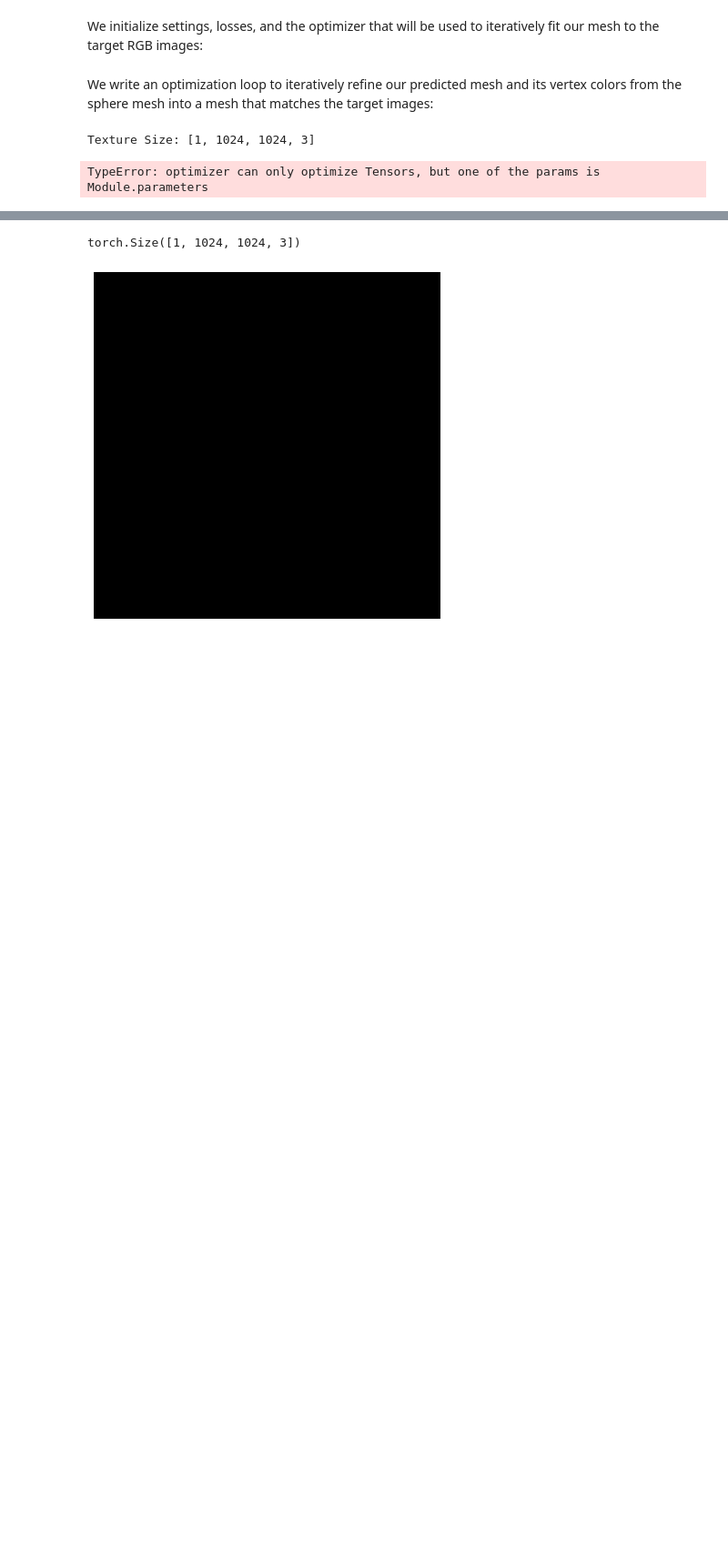
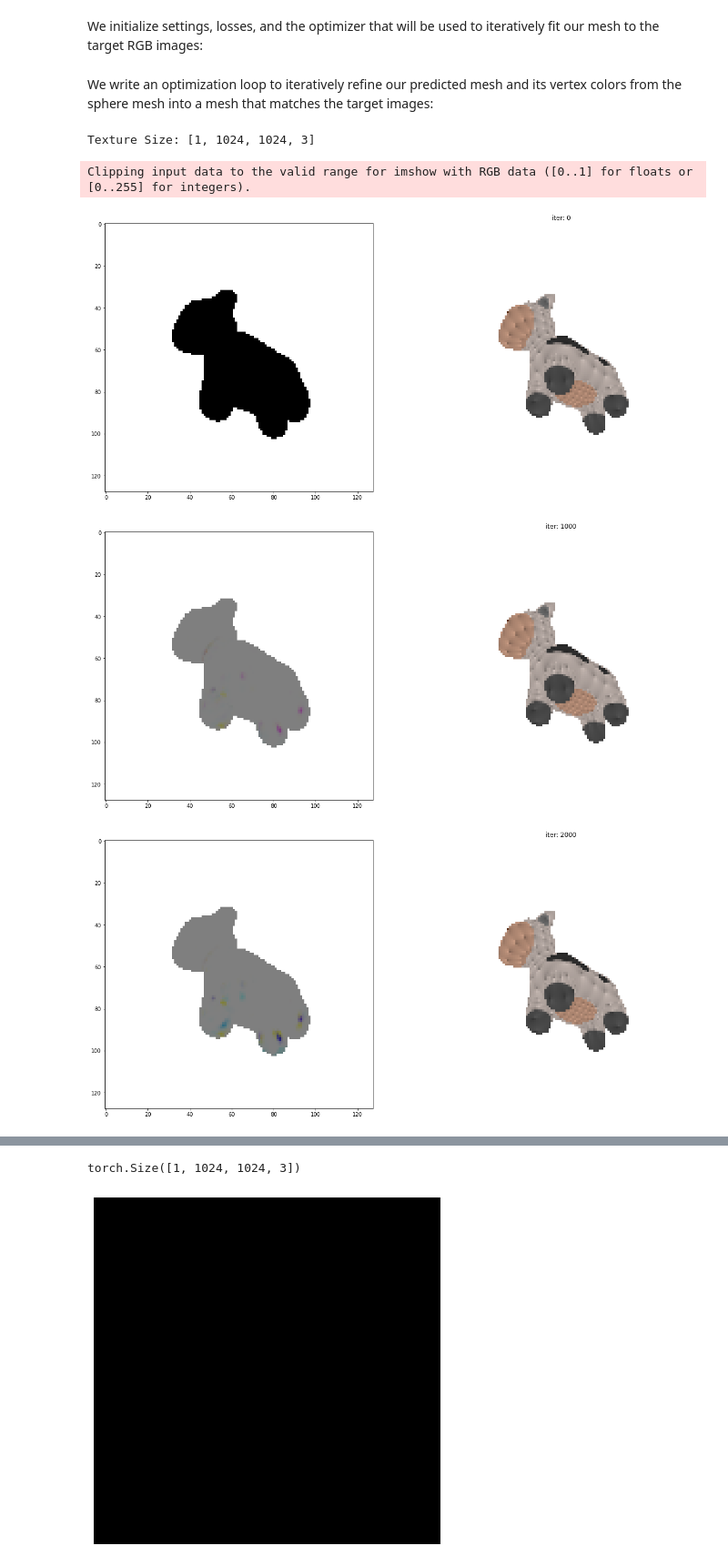
Before and after one commit to theycallmepeter/pytorch3d_PBR, a Jupyter notebook: docs/tutorials/fit_textured_mesh.ipynb, the cells around one changed output, grey strips where cells are left out. Shown at 91% size. Saved outputs shown, nothing was run; the diff lists cells and outputs as text; code cells hidden in the pictures; blank space fills up the shorter version.

```diff
--- a/docs/tutorials/fit_textured_mesh.ipynb
+++ b/docs/tutorials/fit_textured_mesh.ipynb
@@ -660,7 +657,7 @@ renderer_textured = MeshRenderer(
         cameras=camera,
         raster_settings=raster_settings_soft
     ),
-    shader=NewSoftPhongShader(device=device,
+    shader=NormalSoftPhongShader(device=device,
         cameras=camera,
         lights=lights)
 )
@@ -668,9 +665,9 @@ renderer_textured = MeshRenderer(
 We initialize settings, losses, and the optimizer that will be used to iteratively fit our mesh to the target RGB images:
 # %%
 # Number of views to optimize over in each SGD iteration
-num_views_per_iteration = min(5, num_views)
+num_views_per_iteration = min(2, num_views)
 # Number of optimization steps
-Niter = 3000
+Niter = 5000
 # Plot period for the losses
 plot_period = Niter // 5
 
@@ -702,7 +699,7 @@ deform_verts = torch.full(verts_shape, 0.0, device=device, requires_grad=True)
 
 verts = src_mesh.verts_packed().to(device)
 # .faces_packed().unsqueeze(dim=0).to(device)
-faces = src_mesh.textures.faces_uvs_padded()
+faces_uvs = src_mesh.textures.faces_uvs_padded()
 # u = 0.5 + (torch.atan2(verts[:,0], verts[:,1])/(np.pi*2))
 # v = 0.5 - (torch.arcsin(verts[:,2])/np.pi)
 # uv_map = torch.stack([u,v], dim=1).unsqueeze(dim=0).to(device)
@@ -860,7 +857,7 @@ loop = tqdm(range(Niter))
 # Adversarial loss from https://pytorch.org/tutorials/beginner/dcgan_faces_tutorial.html
 nc = 3
 ndf = 32
-ngf = 16
+ngf = 32
 nz = 100
 class ResConvTranspose(nn.Module):
     layer = 0
@@ -924,22 +921,22 @@ class Generator(nn.Module):
         self.main = nn.Sequential(
             # Testing convoluting target image first
             # input is (nc) x 128 x 128
-            # nn.Conv2d(nc, ngf, 4, 2, 1, bias=False),
-            # nn.LeakyReLU(0.2, inplace=True),
-            # # nn.Dropout2d(p=0.25),
-            # # state size. (ndf) x 64 x 64
-            # nn.Conv2d(ngf, ngf * 2, 4, 2, 1, bias=False),
-            # nn.BatchNorm2d(ngf * 2),
-            # nn.LeakyReLU(0.2, inplace=True),
-            # # nn.Dropout2d(p=0.25),
-            # # state size. (ndf*2) x 32 x 32
-            # nn.Conv2d(ngf * 2, ndf * 4, 4, 2, 1, bias=False),
-            # nn.BatchNorm2d(ngf * 4),
-            # nn.LeakyReLU(0.2, inplace=True),
-            # # state size. (ndf*4) x 16 x 16
-            # nn.Flatten(),
-            # nn.Linear(ngf * 4 * 16*16, nz),
-            # UnsqueezeLatent(),
+            nn.Conv2d(nc, ngf, 4, 2, 1, bias=False),
+            nn.LeakyReLU(0.2, inplace=True),
+            # nn.Dropout2d(p=0.25),
+            # state size. (ndf) x 64 x 64
+            nn.Conv2d(ngf, ngf * 2, 4, 2, 1, bias=False),
+            nn.BatchNorm2d(ngf * 2),
+            nn.LeakyReLU(0.2, inplace=True),
+            # nn.Dropout2d(p=0.25),
+            # state size. (ndf*2) x 32 x 32
+            nn.Conv2d(ngf * 2, ndf * 4, 4, 2, 1, bias=False),
+            nn.BatchNorm2d(ngf * 4),
+            nn.LeakyReLU(0.2, inplace=True),
+            # state size. (ndf*4) x 16 x 16
+            nn.Flatten(),
+            nn.Linear(ngf * 4 * 16*16, nz),
+            UnsqueezeLatent(),
 
             # input is Z, going into a convolution
 
@@ -992,8 +989,8 @@ def weights_init(m):
 # Create discriminator for adversarial loss
 ngpu = 1
 workers = 2
-lr = 0.01
-beta1 = 0.5
+lr = 0.00001
+beta1 = 0.9
 bce_loss = nn.BCELoss()
 # netD = Discriminator(ngpu).to(device)
 # netD.apply(weights_init)
@@ -1011,7 +1008,7 @@ netG.apply(weights_init)
 # Need to create UV map for the sphere and optimize that together with the texture
 # The optimizer
 new_src_mesh = src_mesh.clone()
-# new_src_mesh.textures = TexturesUV(sphere_verts_rgb, faces_uvs=faces, verts_uvs=uv_map)
+# new_src_mesh.textures = TexturesUV(sphere_verts_rgb, faces_uvs=faces_uvs, verts_uvs=uv_map)
 
 # Need to create UV map for the sphere and optimize that together with the texture
 scale_factor = 1
@@ -1029,8 +1026,8 @@ print("Texture Size: {}".format(texture_size))
 optimizerG = torch.optim.Adam(netG.parameters(), lr=lr, betas=(beta1, 0.999))
 random_vector = torch.randn(1, nz, 1, 1, device=device) * 0.5
 # print(random_vector.shape)
-# sphere_verts_rgb = netG(target_rgb[0].to(device).unsqueeze(0).permute(0,3,1,2)).permute(0,2,3,1)
-sphere_verts_rgb = netG(random_vector).permute(0,2,3,1)
+sphere_verts_rgb = netG(target_rgb[0].to(device).unsqueeze(0).permute(0,3,1,2)).permute(0,2,3,1)
+# sphere_verts_rgb = netG(random_vector).permute(0,2,3,1)
 
 
 normal_map_base = torch.zeros(texture_size, device=device, requires_grad=True)
@@ -1038,8 +1035,8 @@ optimizerNorm = torch.optim.Adam([normal_map_base], lr=lr, betas=(beta1, 0.999))
 
 
 new_src_mesh = src_mesh.clone()
-new_src_mesh.textures = TexturesUV(sphere_verts_rgb, faces_uvs=faces, verts_uvs=uv_map)
-new_src_mesh.normalmaps = TexturesUV(normal_map_base, faces_uvs=faces, verts_uvs=uv_map)
+new_src_mesh.textures = TexturesUV(sphere_verts_rgb, faces_uvs=faces_uvs, verts_uvs=uv_map)
+new_src_mesh.normalmaps = TexturesUV(normal_map_base, faces_uvs=faces_uvs, verts_uvs=uv_map)
 # print(new_src_mesh.normalmaps.maps_padded().shape)
 
 
@@ -1058,9 +1055,10 @@ for i in loop:
     # Add per vertex colors to texture the mesh
     # TODO create UV map for faces and vertices for the default sphere
 
-    # sphere_verts_rgb = netG(target_rgb[i % len(target_rgb)].to(device).unsqueeze(0).permute(0,3,1,2)).permute(0,2,3,1) #- for generator network
-    sphere_verts_rgb = netG(random_vector).permute(0,2,3,1)
-    new_src_mesh.textures = TexturesUV(sphere_verts_rgb, faces_uvs=faces, verts_uvs=uv_map)
+    sphere_verts_rgb = netG(target_rgb[i % len(target_rgb)].to(device).unsqueeze(0).permute(0,3,1,2)).permute(0,2,3,1) #- for generator network
+    # sphere_verts_rgb = netG(random_vector).permute(0,2,3,1)
+    new_src_mesh.textures = TexturesUV(sphere_verts_rgb, faces_uvs=faces_uvs, verts_uvs=uv_map)
+    new_src_mesh.normalmaps = TexturesUV(normal_map_base, faces_uvs=faces_uvs, verts_uvs=uv_map)
 
     # Losses to smooth /regularize the mesh shape
     loss = {k: torch.tensor(0.0, device=device) for k in losses}
@@ -1157,33 +1155,36 @@ for i in loop:
 
     # Weighted sum of the losses
     sum_loss = torch.tensor(0.0, device=device)
     for k, l in loss.items():
         sum_loss += l * losses[k]["weight"]
         losses[k]["values"].append(float(l.detach().cpu()))
     loop.set_description("total_loss = %.6f" % sum_loss)
 
 
-    for k, l in loss_gan.items():
-        losses_gan[k]["values"].append(float(l.detach().cpu()))
+    # for k, l in loss_gan.items():
+        # losses_gan[k]["values"].append(float(l.detach().cpu()))
     # Print the losses
 
     # Plot mesh
     if i % plot_period == 0:
         visualize_prediction(new_src_mesh, renderer=renderer_textured, title="iter: %d" % i, silhouette=False)
         # maps.append(sphere_verts_rgb.detach().cpu())
 
     # Optimization step
     sum_loss.backward()
     optimizerG.step()
     optimizerNorm.step()
 
 
     # Train Discriminator
     # I want to make a generator that will create patches from the texture and warp them somehow to simulate them being on a surface. I'm thinking of some gradient mask too so that we don't learn from empty space.
     # The true examples would be patches from the real image (probably also good to make it so that the object makes up at least some proportion of the patch for it to be accepted)
 
     # Train Texture/Generator
     # Here I want to use the discriminator to learn the texture better to try and fool it with the renderer serving as generator and the texture being the parameters we are tweaking/learning.
 # %% [output]
 Texture Size: [1, 1024, 1024, 3]
-TypeError: optimizer can only optimize Tensors, but one of the params is Module.parameters
+Clipping input data to the valid range for imshow with RGB data ([0..1] for floats or [0..255] for integers).
+[figure, added]
+[figure, added]
+[figure, added]
```
Also changed, not shown: parts of 11 cells of this notebook, 6 other files.
